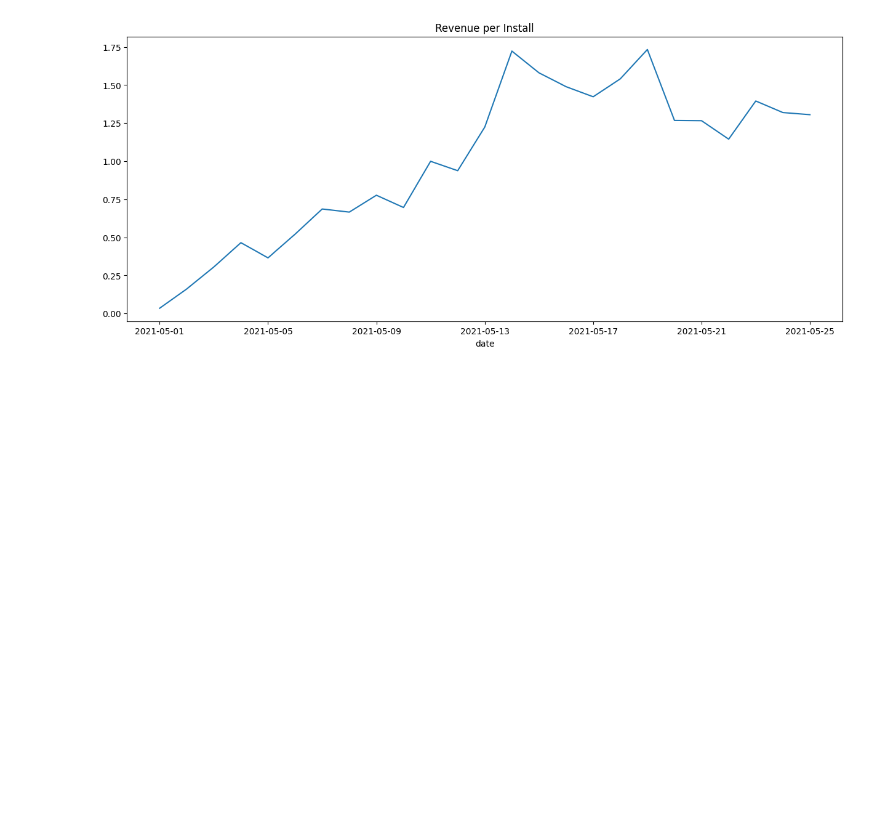
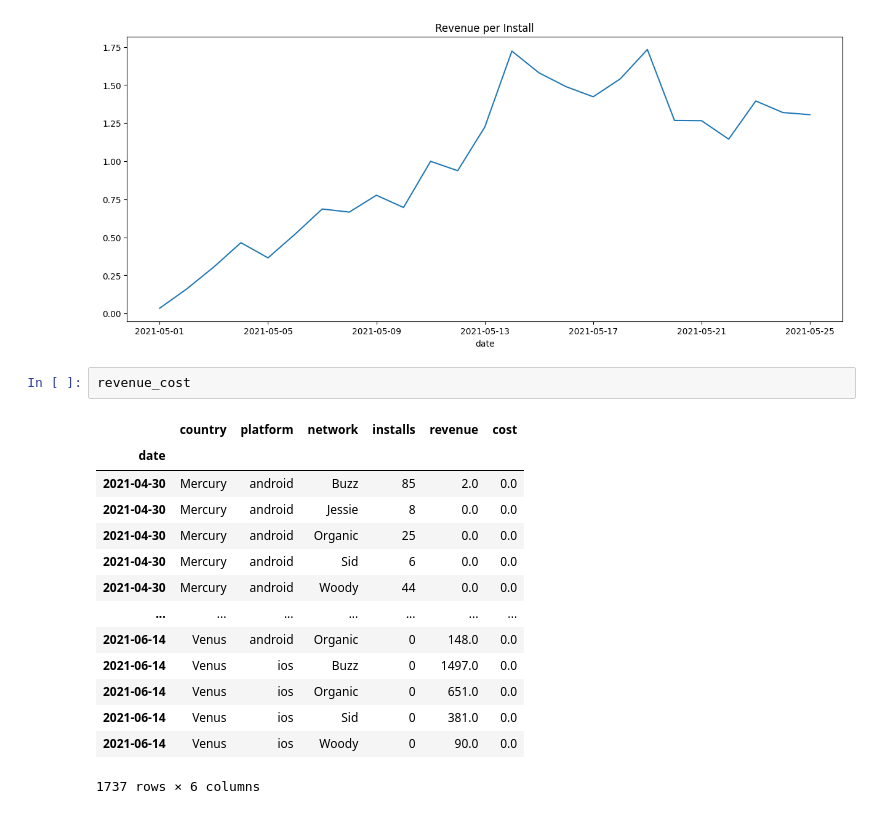
Before and after one commit to ybektas20/dream_case, a Jupyter notebook: eda.ipynb, the cells around one changed output. Saved outputs shown, nothing was run; the diff lists cells and outputs as text; blank space fills up the shorter version.

```diff
--- a/eda.ipynb
+++ b/eda.ipynb
@@ -1114,3 +1114,20 @@ rci = revenue_cost.groupby(revenue_cost.index).agg({'revenue': 'sum', 'cost': 's
 # %% [output]
 <Axes: title={'center': 'Revenue per Install'}, xlabel='date'>
 [figure]
+# %%
+revenue_cost
+# %% [output]
+|  | country | platform | network | installs | revenue | cost |
+| date |  |  |  |  |  |  |
+| 2021-04-30 | Mercury | android | Buzz | 85 | 2.0 | 0.0 |
+| 2021-04-30 | Mercury | android | Jessie | 8 | 0.0 | 0.0 |
+| 2021-04-30 | Mercury | android | Organic | 25 | 0.0 | 0.0 |
+| 2021-04-30 | Mercury | android | Sid | 6 | 0.0 | 0.0 |
+| 2021-04-30 | Mercury | android | Woody | 44 | 0.0 | 0.0 |
+| ... | ... | ... | ... | ... | ... | ... |
+| 2021-06-14 | Venus | android | Organic | 0 | 148.0 | 0.0 |
+| 2021-06-14 | Venus | ios | Buzz | 0 | 1497.0 | 0.0 |
+| 2021-06-14 | Venus | ios | Organic | 0 | 651.0 | 0.0 |
+| 2021-06-14 | Venus | ios | Sid | 0 | 381.0 | 0.0 |
+| 2021-06-14 | Venus | ios | Woody | 0 | 90.0 | 0.0 |
+1737 rows × 6 columns
```
Also changed, not shown: parts of 5 cells of this notebook, 2 other files.
